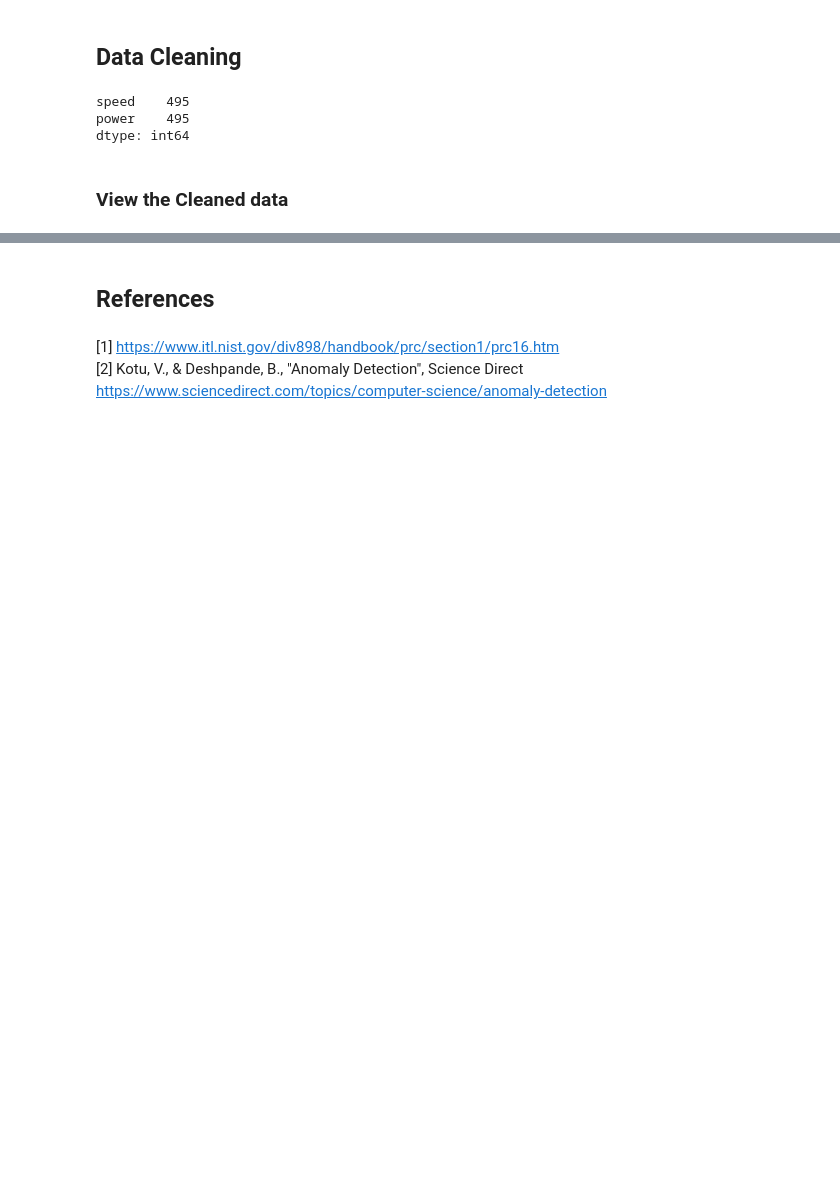
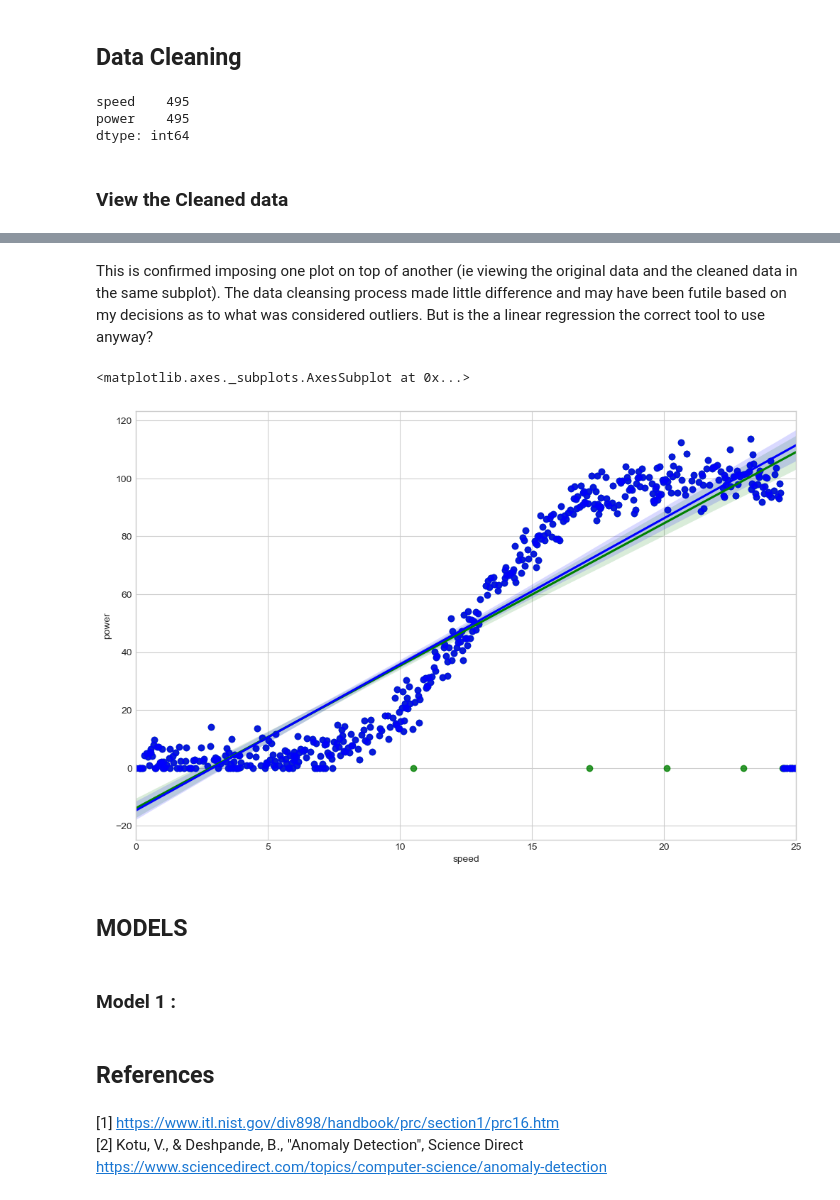
Before and after one commit to fionaoriordan/MLS_Project, a Jupyter notebook: projectmodels.ipynb, the cells around one changed output, grey strips where cells are left out. Cells and saved outputs as stored; diff of their text form; code cells hidden in the pictures; blank space fills up the shorter version.

```diff
--- a/projectmodels.ipynb
+++ b/projectmodels.ipynb
@@ -219,3 +224,18 @@ plt.show()
+# %% [markdown]
+This is confirmed imposing one plot on top of another (ie viewing the original data and the cleaned data in the same subplot). The data cleansing process made little difference and may have been futile based on my decisions as to what was considered outliers. But is the a linear regression the correct tool to use anyway?
+# %%
+# https://dev.to/thalesbruno/subplotting-with-matplotlib-and-seaborn-5ei8
+
+sns.regplot(x=df['speed'], y=df['power'],color = "g", data=df)
+
+sns.regplot(x=dfclean['speed'], y=dfclean['power'],color = "b", data=dfclean)
+# %% [output]
+<matplotlib.axes._subplots.AxesSubplot at 0x...>
+[figure, added]
+# %% [markdown]
+## MODELS
+# %% [markdown]
+### Model 1 :
 # %%
 # # Adapted from https://stackoverflow.com/questions/6148207/linear-regression-with-matplotlib-numpy
 # coef = np.polyfit(df['power'],df['speed'],1)
```
Also changed, not shown: parts of 5 cells of this notebook.
